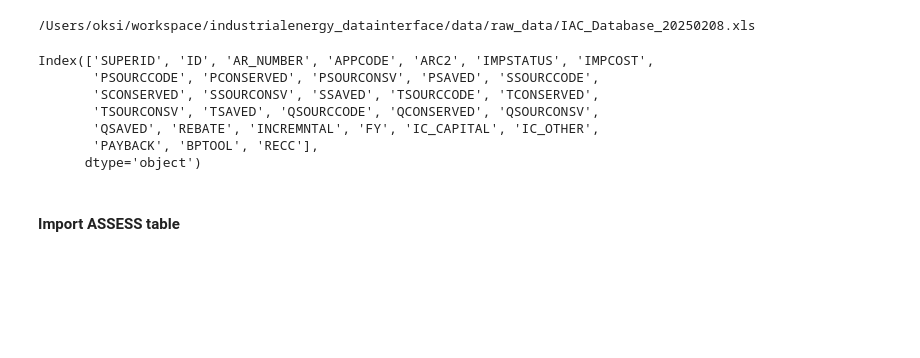
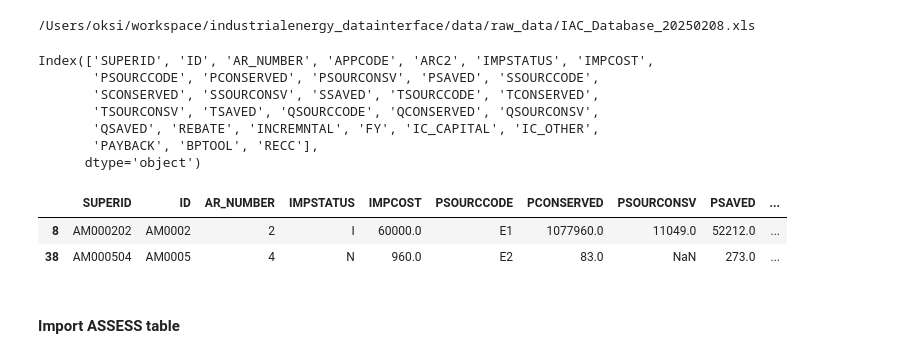
Before and after one commit to IndustrialEnergy/dataintegration, a Jupyter notebook: src/data_cleaning.ipynb, the cells around one changed output. Cells and saved outputs as stored; diff of their text form; code cells hidden in the pictures; blank space fills up the shorter version.

```diff
--- a/src/data_cleaning.ipynb
+++ b/src/data_cleaning.ipynb
@@ -41,6 +41,18 @@ Index(['SUPERID', 'ID', 'AR_NUMBER', 'APPCODE', 'ARC2', 'IMPSTATUS', 'IMPCOST',
        'QSAVED', 'REBATE', 'INCREMNTAL', 'FY', 'IC_CAPITAL', 'IC_OTHER',
        'PAYBACK', 'BPTOOL', 'RECC'],
       dtype='object')
+# %%
+# Verify transformed data
+filtered_raw_df = iac_recc_df.query('SUPERID in ["AM000202","AM000504"]')
+filtered_raw_df
+selected_columns = filtered_raw_df[['SUPERID', 'ID', 'AR_NUMBER','IMPSTATUS', 'IMPCOST',
+       'PSOURCCODE', 'PCONSERVED', 'PSOURCONSV', 'PSAVED', 'SSOURCCODE', 'SCONSERVED', 'SSOURCONSV',
+       'SSAVED']]
+selected_columns
+# %% [output]
+|  | SUPERID | ID | AR_NUMBER | IMPSTATUS | IMPCOST | PSOURCCODE | PCONSERVED | PSOURCONSV | PSAVED | ... |
+| 8 | AM000202 | AM0002 | 2 | I | 60000.0 | E1 | 1077960.0 | 11049.0 | 52212.0 | ... |
+| 38 | AM000504 | AM0005 | 4 | N | 960.0 | E2 | 83.0 | NaN | 273.0 | ... |
 # %% [markdown]
 #### Import ASSESS table
 # %%
```
Also changed, not shown: parts of 18 cells of this notebook.
